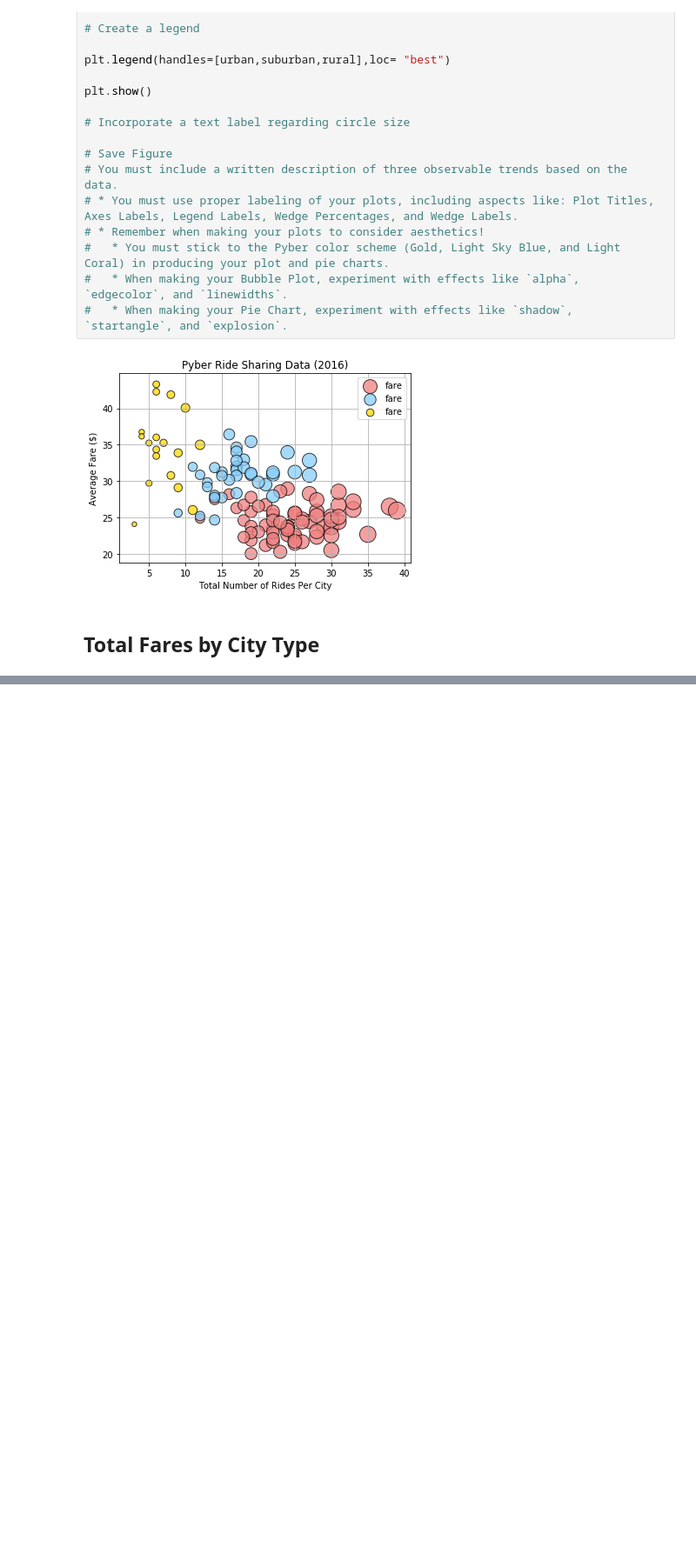
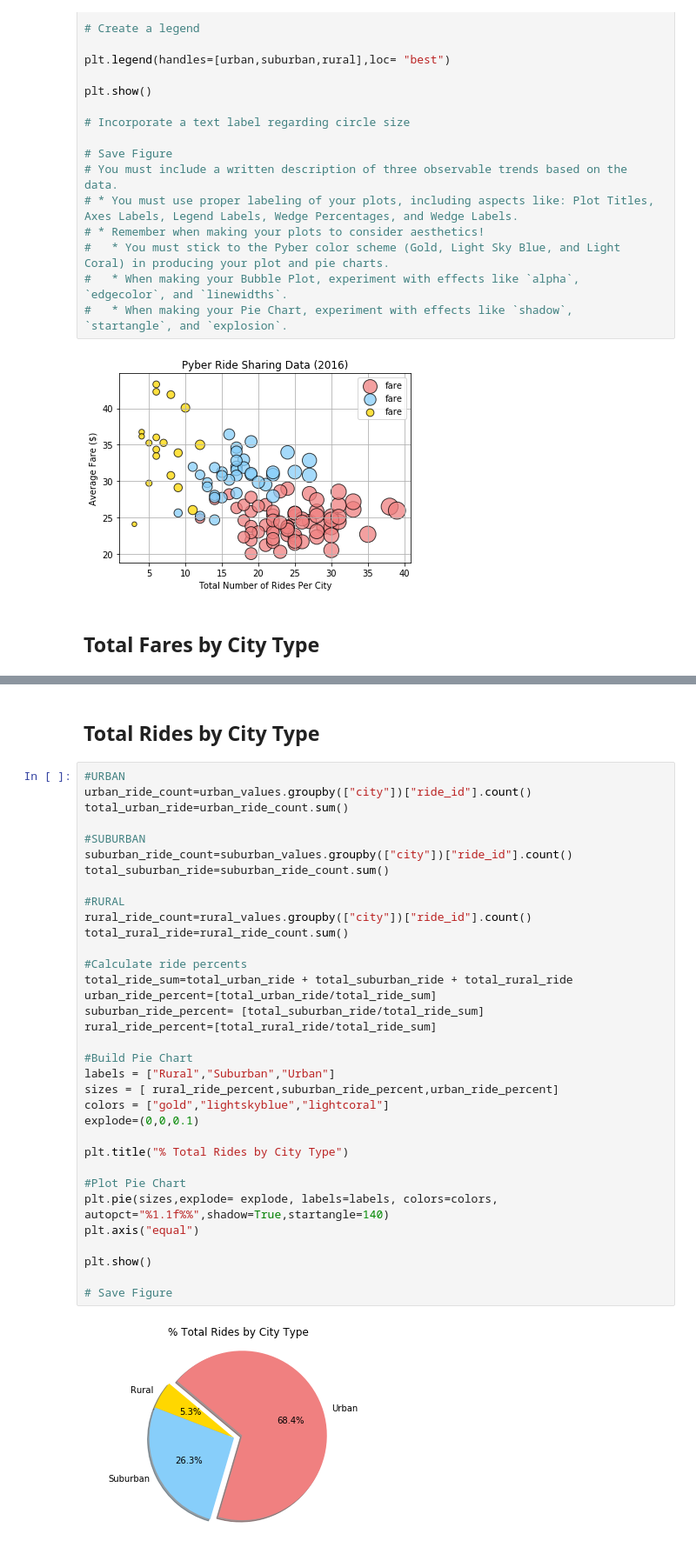
Before and after one commit to zovel/pyber, a Jupyter notebook: pyber_velie.ipynb, the cells around one changed output, grey strips where cells are left out. Shown at 87% size. Drawn from its saved outputs; the diff is of its cells as text; blank space fills up the shorter version.

```diff
--- a/pyber_velie.ipynb
+++ b/pyber_velie.ipynb
@@ -153,0 +154,38 @@ plt.show()
+# %% [markdown]
+## Total Rides by City Type
+# %%
+#URBAN
+urban_ride_count=urban_values.groupby(["city"])["ride_id"].count()
+total_urban_ride=urban_ride_count.sum()
+
+#SUBURBAN
+suburban_ride_count=suburban_values.groupby(["city"])["ride_id"].count()
+total_suburban_ride=suburban_ride_count.sum()
+
+#RURAL
+rural_ride_count=rural_values.groupby(["city"])["ride_id"].count()
+total_rural_ride=rural_ride_count.sum()
+
+#Calculate ride percents
+total_ride_sum=total_urban_ride + total_suburban_ride + total_rural_ride
+urban_ride_percent=[total_urban_ride/total_ride_sum]
+suburban_ride_percent= [total_suburban_ride/total_ride_sum]
+rural_ride_percent=[total_rural_ride/total_ride_sum]
+
+#Build Pie Chart
+labels = ["Rural","Suburban","Urban"]
+sizes = [ rural_ride_percent,suburban_ride_percent,urban_ride_percent]
+colors = ["gold","lightskyblue","lightcoral"]
+explode=(0,0,0.1)
+
+plt.title("% Total Rides by City Type")
+
+#Plot Pie Chart
+plt.pie(sizes,explode= explode, labels=labels, colors=colors, autopct="%1.1f%%",shadow=True,startangle=140)
+plt.axis("equal")
+
+plt.show()
+
+# Save Figure
+# %% [output]
+[figure, added]
```
Also changed, not shown: parts of 10 cells of this notebook.
